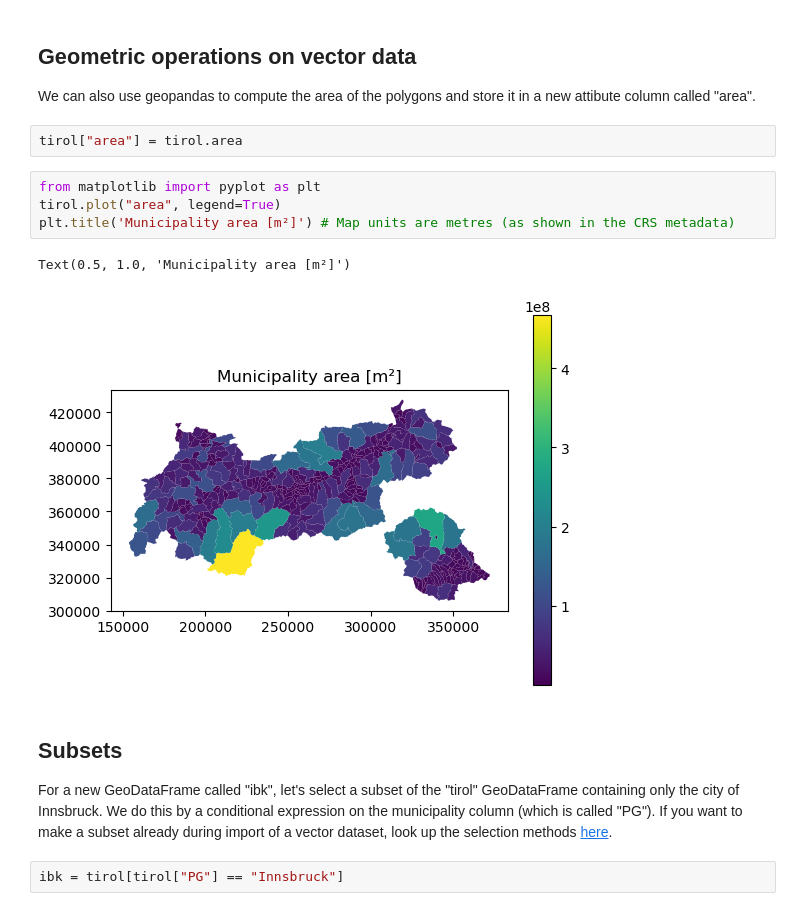
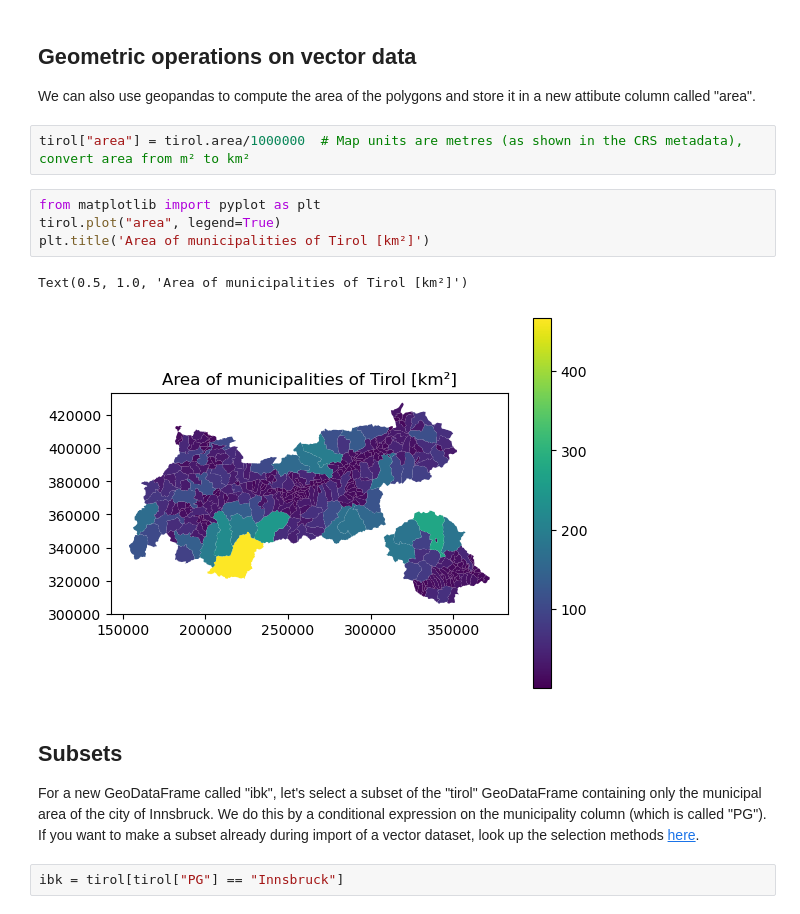
Before and after one commit to 3dgeo-heidelberg/etrainee, a Jupyter notebook: course/module0/geopandas.ipynb, the cells around one changed output. Drawn from its saved outputs; the diff is of its cells as text.

```diff
--- a/course/module0/geopandas.ipynb
+++ b/course/module0/geopandas.ipynb
@@ -61,19 +63,19 @@ Datum: Militar-Geographische Institut
 ## Geometric operations on vector data
 
 We can also use geopandas to compute the area of the polygons and store it in a new attibute column called "area".
-# %%
-tirol["area"] = tirol.area
+# %%
+tirol["area"] = tirol.area/1000000  # Map units are metres (as shown in the CRS metadata), convert area from m² to km²
 # %%
 from matplotlib import pyplot as plt
 tirol.plot("area", legend=True)
-plt.title('Municipality area [m²]') # Map units are metres (as shown in the CRS metadata)
+plt.title('Area of municipalities of Tirol [km²]')
 # %% [output]
-Text(0.5, 1.0, 'Municipality area [m²]')
+Text(0.5, 1.0, 'Area of municipalities of Tirol [km²]')
-[figure, old version]
+[figure, new version]
 # %% [markdown]
 ## Subsets
 
-For a new GeoDataFrame called "ibk", let's select a subset of the "tirol" GeoDataFrame containing only the city of Innsbruck. We do this by a conditional expression on the municipality column (which is called "PG"). If you want to make a subset already during import of a vector dataset, look up the selection methods [here](https://geopandas.org/en/stable/docs/user_guide/io.html#reading-subsets-of-the-data).
+For a new GeoDataFrame called "ibk", let's select a subset of the "tirol" GeoDataFrame containing only the municipal area of the city of Innsbruck. We do this by a conditional expression on the municipality column (which is called "PG"). If you want to make a subset already during import of a vector dataset, look up the selection methods [here](https://geopandas.org/en/stable/docs/user_guide/io.html#reading-subsets-of-the-data).
 # %%
 ibk = tirol[tirol["PG"] == "Innsbruck"]
 # %% [markdown]
```
Also changed, not shown: parts of 9 cells of this notebook.
